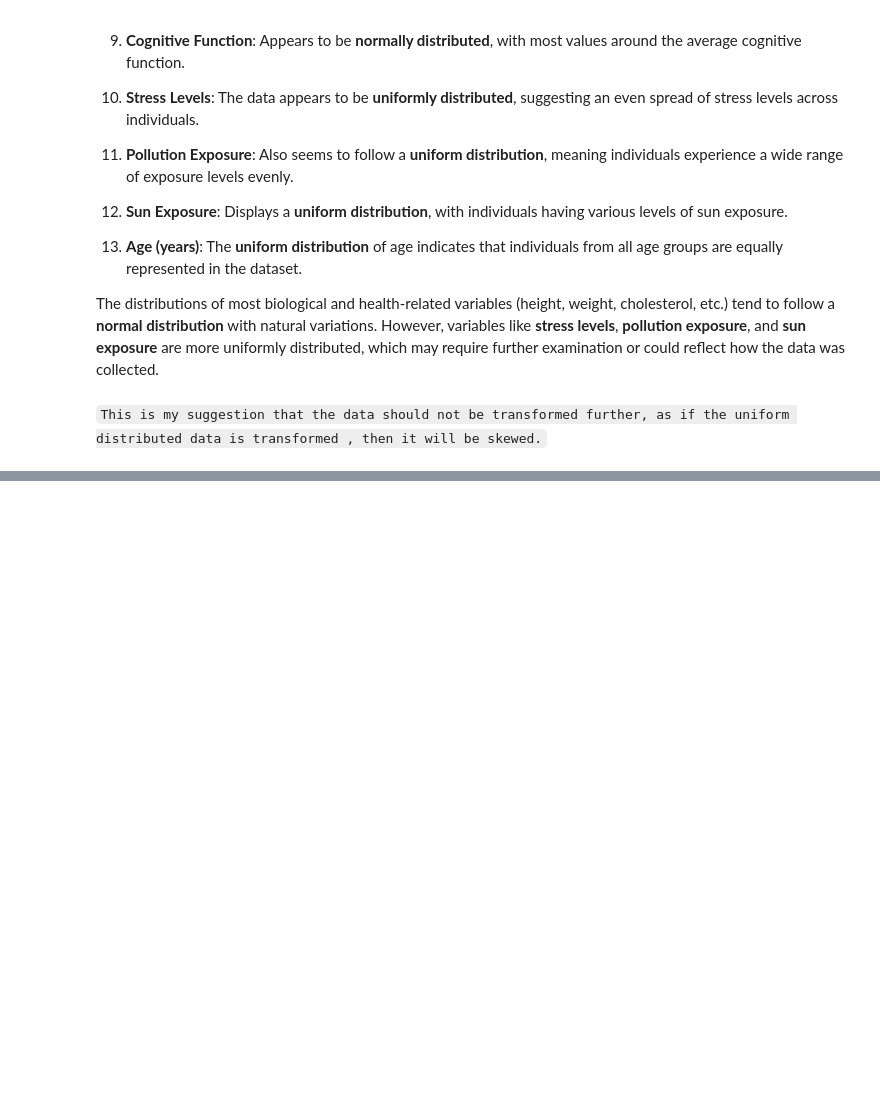
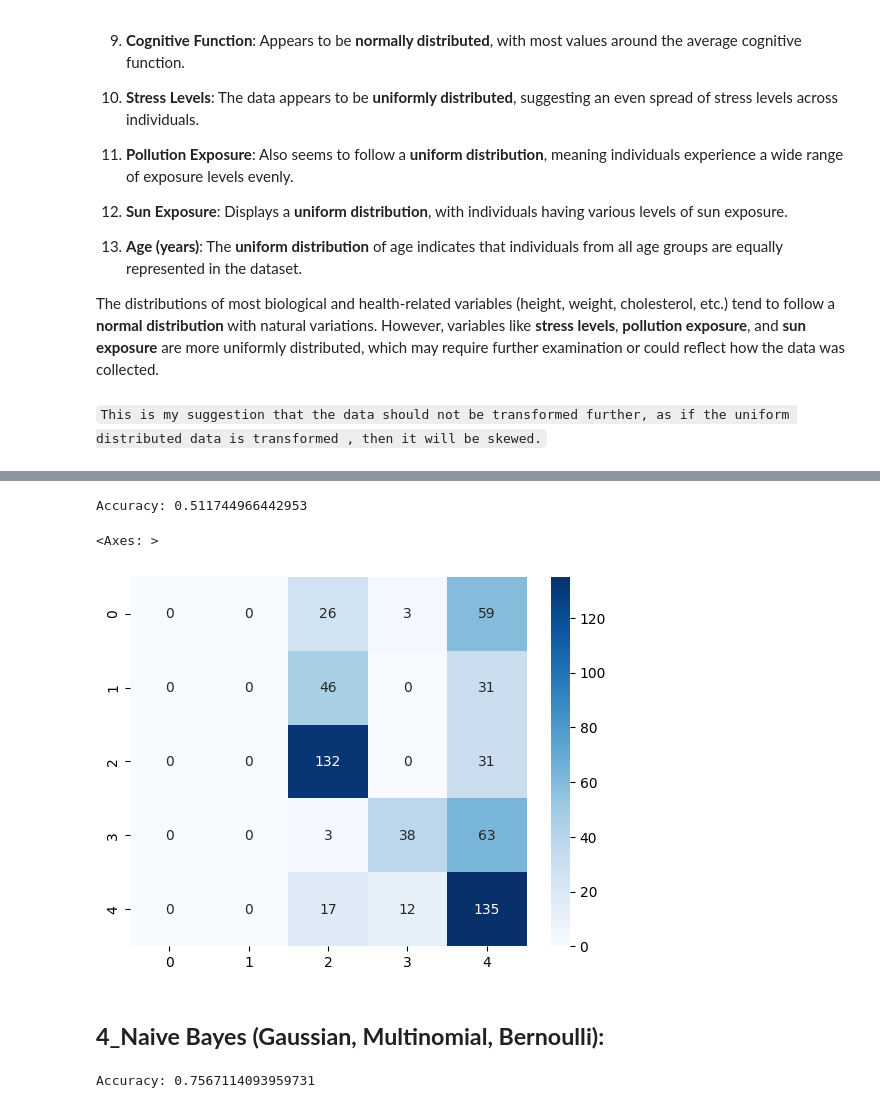
Before and after one commit to shaheeralics/Data-Science-Learning-With-Projects, a Jupyter notebook: Practice/3_Machine Learning/01_Supervised Machine Learning/Classification Models/Practice on Classification Models.ipynb, the cells around one changed output, grey strips where cells are left out. Cells and saved outputs as stored; diff of their text form; code cells hidden in the pictures; blank space fills up the shorter version.

```diff
--- a/Practice/3_Machine Learning/01_Supervised Machine Learning/Classification Models/Practice on Classification Models.ipynb
+++ b/Practice/3_Machine Learning/01_Supervised Machine Learning/Classification Models/Practice on Classification Models.ipynb
@@ -626,0 +823,55 @@ The distributions of most biological and health-related variables (height, weigh
+# %%
+# Let's apply the Support Vector Machines (SVM) Algorithm
+from sklearn.svm import SVC
+
+# Initialize the model
+model = SVC()
+
+# Train the model
+model.fit(X_train, y_train)
+
+# Predict the target values
+y_pred = model.predict(X_test)
+
+# Calculate the accuracy of the model
+accuracy = accuracy_score(y_test, y_pred)
+
+# Print the results
+print(f"Accuracy: {accuracy}")
+
+# Confusion Matrix
+
+conf_matrix = confusion_matrix(y_test, y_pred)
+# %% [output]
+Accuracy: 0.511744966442953
+# %%
+# plot the confusion matrix
+sns.heatmap(conf_matrix, annot=True, fmt='d', cmap='Blues')
+# %% [output]
+<Axes: >
+[figure, added]
+# %% [markdown]
+## **4_Naive Bayes (Gaussian, Multinomial, Bernoulli):**
+# %%
+# Let's apply the Naive Bayes (Gaussian) Algorithm
+from sklearn.naive_bayes import GaussianNB
+
+# Initialize the model
+model = GaussianNB()
+
+# Train the model
+model.fit(X_train, y_train)
+
+# Predict the target values
+y_pred = model.predict(X_test)
+
+# Calculate the accuracy of the model
+accuracy = accuracy_score(y_test, y_pred)
+
+# Print the results
+print(f"Accuracy: {accuracy}")
+
+# Confusion Matrix
+conf_matrix = confusion_matrix(y_test, y_pred)
+# %% [output]
+Accuracy: 0.7567114093959731
```
Also changed, not shown: parts of 49 cells of this notebook.
